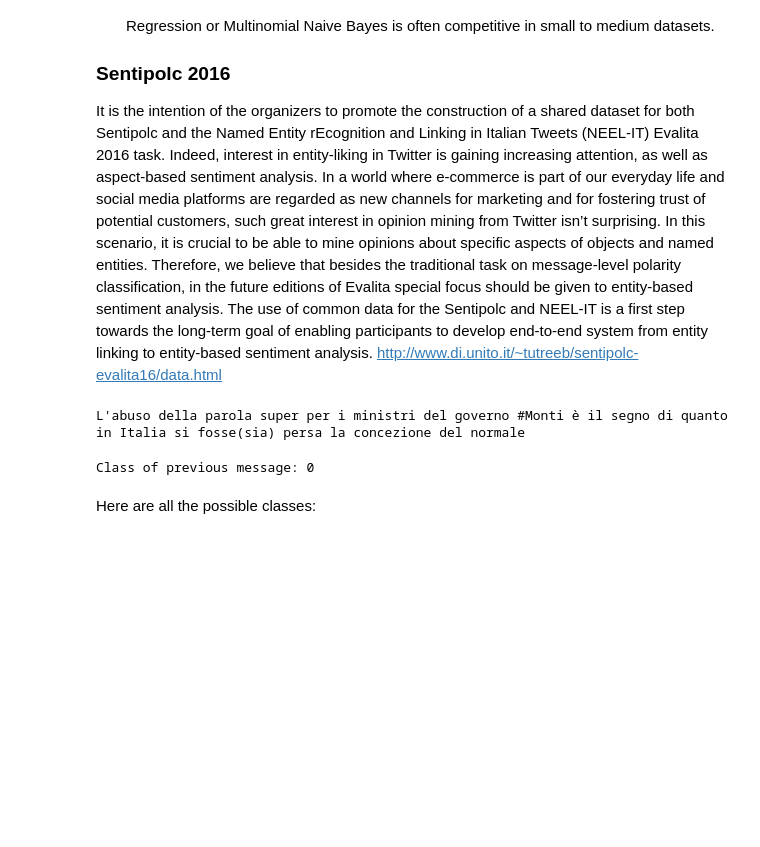
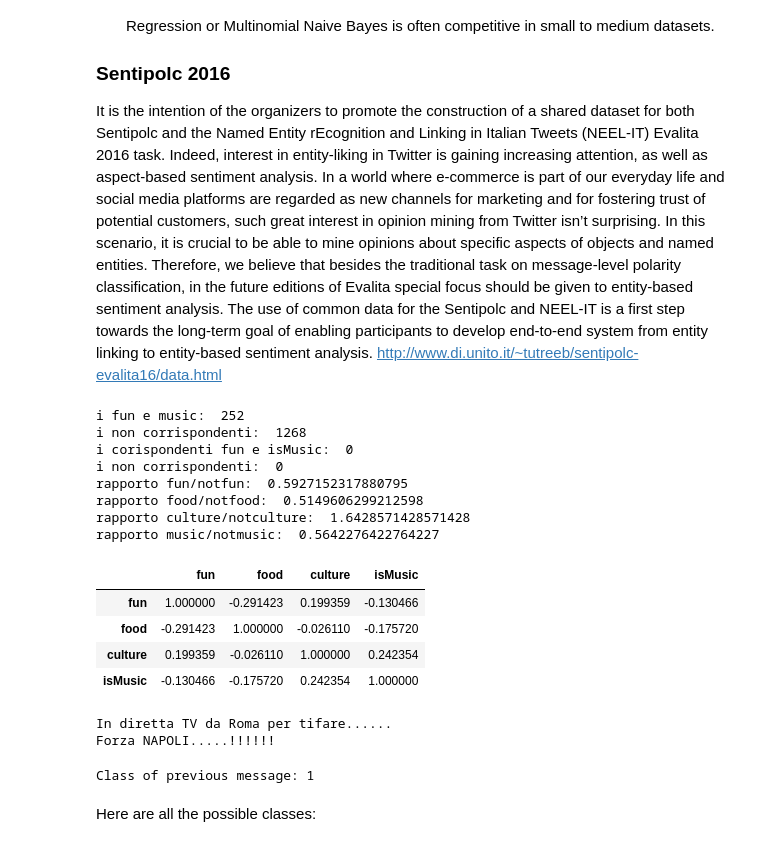
Before and after one commit to AleCongi/Esame-ICON-, a Jupyter notebook: Classification.ipynb, the cells around one changed output. Drawn from its saved outputs; the diff is of its cells as text; code cells hidden in the pictures; blank space fills up the shorter version.

```diff
--- a/Classification.ipynb
+++ b/Classification.ipynb
@@ -25,15 +19,56 @@ test = pd.read_csv('sentipolc16_test.csv')
+# %%
+import numpy as np
+import pandas as pd
+from sklearn.model_selection import train_test_split
+tot=pd.read_csv('eventsFixed.csv')
+tot.drop('id',inplace=True,axis=1)
+tot.drop('isOpen',inplace=True,axis=1)
+si =0
+no =0
+print('i fun e music: ',str(len(tot[(tot[ 'isMusic']==1) & (tot['fun'] ==1)])))
+print('i non corrispondenti: ', str(len(tot[(((tot[ 'isMusic']==0) & (tot['fun'] ==1))| ((tot[ 'isMusic']==1) & (tot['fun'] ==0)))])))
+train,test=train_test_split(tot,test_size=0.2)
+print('rapporto fun/notfun: ', train[train.fun == 1].shape[0]/train[train.fun == 0].shape[0])
+print('rapporto food/notfood: ', train[train.food == 1].shape[0]/train[train.food == 0].shape[0])
+print('rapporto culture/notculture: ', train[train.culture == 1].shape[0]/train[train.culture == 0].shape[0])
+print('rapporto music/notmusic: ', train[train.isMusic == 1].shape[0]/train[train.isMusic == 0].shape[0])
+#there are no events closedoor
+#print('rapporto open/notopen: ', train[train.isOpen == 1].shape[0]/train[train.isOpen == 0].shape[0])
+
+r=train.corr(method='pearson')
+
+# Print the result
+r
+
+#print('# eventi musicali sono classificati come divertenti: : ', train[train.isMusic == 1, train.fun == 1].shape[0])
+#print('rapporto (open + notopen)/idk: ', train[train.isMusic == 1].shape[0] + train[train.isMusic == 0].shape[0] / train[train.isMusic == -1].shape[0])
+# %% [output]
+i fun e music:  252
+i non corrispondenti:  1268
+i corispondenti fun e isMusic:  0
+i non corrispondenti:  0
+rapporto fun/notfun:  0.5927152317880795
+rapporto food/notfood:  0.5149606299212598
+rapporto culture/notculture:  1.6428571428571428
+rapporto music/notmusic:  0.5642276422764227
+|  | fun | food | culture | isMusic |
+| fun | 1.000000 | -0.291423 | 0.199359 | -0.130466 |
+| food | -0.291423 | 1.000000 | -0.026110 | -0.175720 |
+| culture | 0.199359 | -0.026110 | 1.000000 | 0.242354 |
+| isMusic | -0.130466 | -0.175720 | 0.242354 | 1.000000 |
 # %%
 sample_idx = 1000
 print(train["text"][sample_idx])
 # %% [output]
-L'abuso della parola super per i ministri del governo #Monti è il segno di quanto in Italia si fosse(sia) persa la concezione del normale
+In diretta TV da Roma per tifare......
+Forza NAPOLI.....!!!!!!
 # %%
-target_classes = train["opos"]
+target_classes = train["fun"]
 
-target_id = train["opos"][sample_idx]
+target_id = train["fun"][sample_idx]
 print("Class of previous message:", target_id)
 # %% [output]
-Class of previous message: 0
+Class of previous message: 1
 # %% [markdown]
 Here are all the possible classes:
 # %%
```
Also changed, not shown: parts of 1 cell of this notebook.
